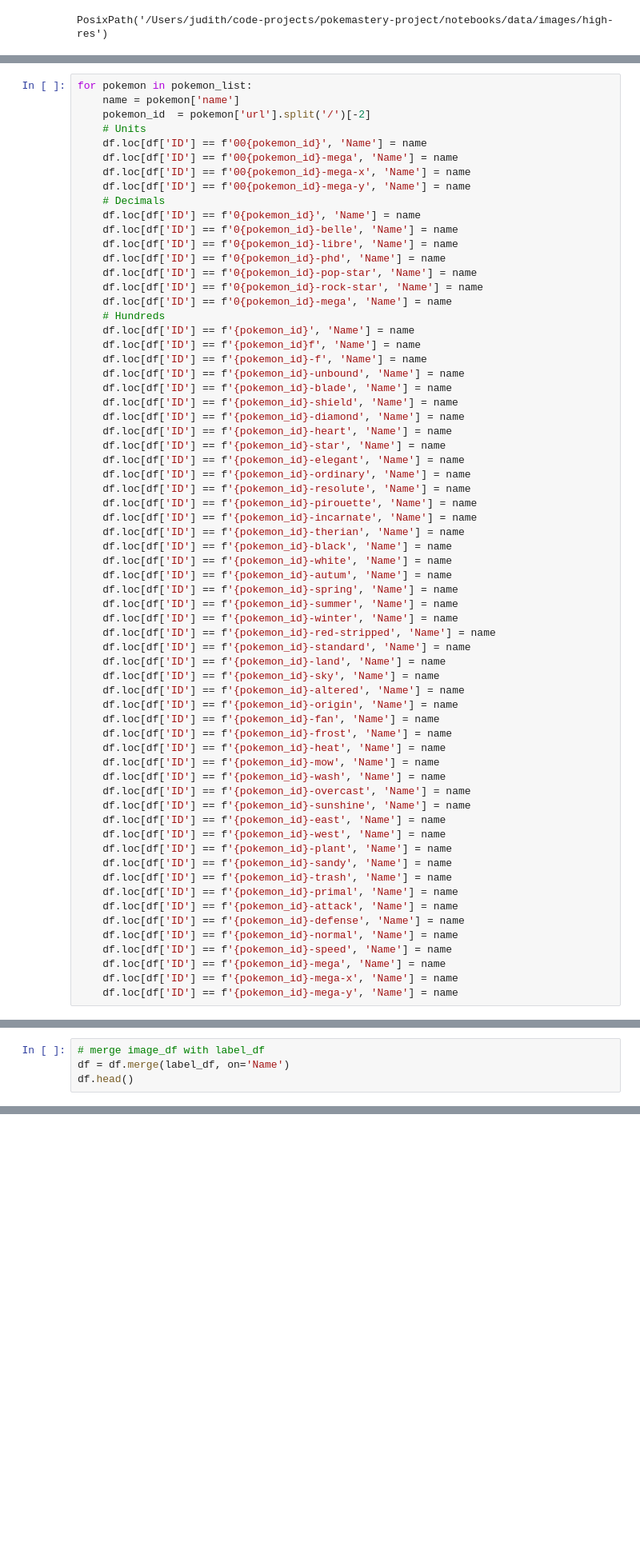
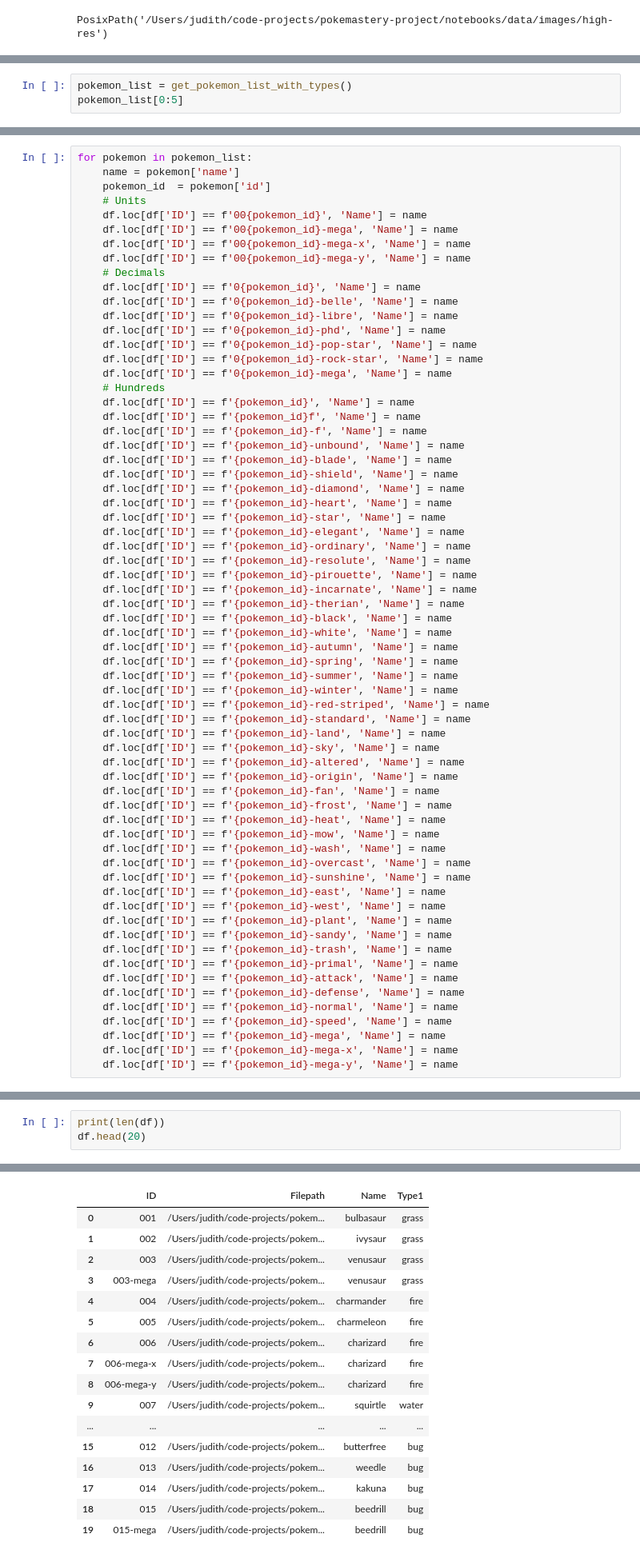
Before and after one commit to judithernandez/pokemastery, a Jupyter notebook: notebooks/04_high_data_exploration.ipynb, the cells around one changed output, grey strips where cells are left out. Shown at 80% size. Cells and saved outputs as stored; diff of their text form; blank space fills up the shorter version.

```diff
--- a/notebooks/04_high_data_exploration.ipynb
+++ b/notebooks/04_high_data_exploration.ipynb
@@ -50,0 +49,3 @@ pokemon_list = get_pokemon_list()
+# %%
+pokemon_list = get_pokemon_list_with_types()
+pokemon_list[0:5]
@@ -51,7 +58,7 @@ pokemon_list = get_pokemon_list()
 # %%
 for pokemon in pokemon_list:
     name = pokemon['name']
-    pokemon_id  = pokemon['url'].split('/')[-2]
+    pokemon_id  = pokemon['id']
     # Units
     df.loc[df['ID'] == f'00{pokemon_id}', 'Name'] = name
     df.loc[df['ID'] == f'00{pokemon_id}-mega', 'Name'] = name
@@ -83,11 +90,11 @@ for pokemon in pokemon_list:
     df.loc[df['ID'] == f'{pokemon_id}-therian', 'Name'] = name
     df.loc[df['ID'] == f'{pokemon_id}-black', 'Name'] = name
     df.loc[df['ID'] == f'{pokemon_id}-white', 'Name'] = name
-    df.loc[df['ID'] == f'{pokemon_id}-autum', 'Name'] = name
+    df.loc[df['ID'] == f'{pokemon_id}-autumn', 'Name'] = name
     df.loc[df['ID'] == f'{pokemon_id}-spring', 'Name'] = name
     df.loc[df['ID'] == f'{pokemon_id}-summer', 'Name'] = name
     df.loc[df['ID'] == f'{pokemon_id}-winter', 'Name'] = name
-    df.loc[df['ID'] == f'{pokemon_id}-red-stripped', 'Name'] = name
+    df.loc[df['ID'] == f'{pokemon_id}-red-striped', 'Name'] = name
     df.loc[df['ID'] == f'{pokemon_id}-standard', 'Name'] = name
     df.loc[df['ID'] == f'{pokemon_id}-land', 'Name'] = name
     df.loc[df['ID'] == f'{pokemon_id}-sky', 'Name'] = name
@@ -137,4 +122,0 @@ label_df.head()
-# %%
-# merge image_df with label_df
-df = df.merge(label_df, on='Name')
-df.head()
@@ -158,0 +123,4 @@ df.head()
+# %%
+print(len(df))
+df.head(20)
+# %% [output]
@@ -158,0 +128,17 @@ df.head()
+|  | ID | Filepath | Name | Type1 |
+| 0 | 001 | /Users/judith/code-projects/pokem... | bulbasaur | grass |
+| 1 | 002 | /Users/judith/code-projects/pokem... | ivysaur | grass |
+| 2 | 003 | /Users/judith/code-projects/pokem... | venusaur | grass |
+| 3 | 003-mega | /Users/judith/code-projects/pokem... | venusaur | grass |
+| 4 | 004 | /Users/judith/code-projects/pokem... | charmander | fire |
+| 5 | 005 | /Users/judith/code-projects/pokem... | charmeleon | fire |
+| 6 | 006 | /Users/judith/code-projects/pokem... | charizard | fire |
+| 7 | 006-mega-x | /Users/judith/code-projects/pokem... | charizard | fire |
+| 8 | 006-mega-y | /Users/judith/code-projects/pokem... | charizard | fire |
+| 9 | 007 | /Users/judith/code-projects/pokem... | squirtle | water |
+| ... | ... | ... | ... | ... |
+| 15 | 012 | /Users/judith/code-projects/pokem... | butterfree | bug |
+| 16 | 013 | /Users/judith/code-projects/pokem... | weedle | bug |
+| 17 | 014 | /Users/judith/code-projects/pokem... | kakuna | bug |
+| 18 | 015 | /Users/judith/code-projects/pokem... | beedrill | bug |
+| 19 | 015-mega | /Users/judith/code-projects/pokem... | beedrill | bug |
```
Also changed, not shown: parts of 20 cells of this notebook, 2 other files.
